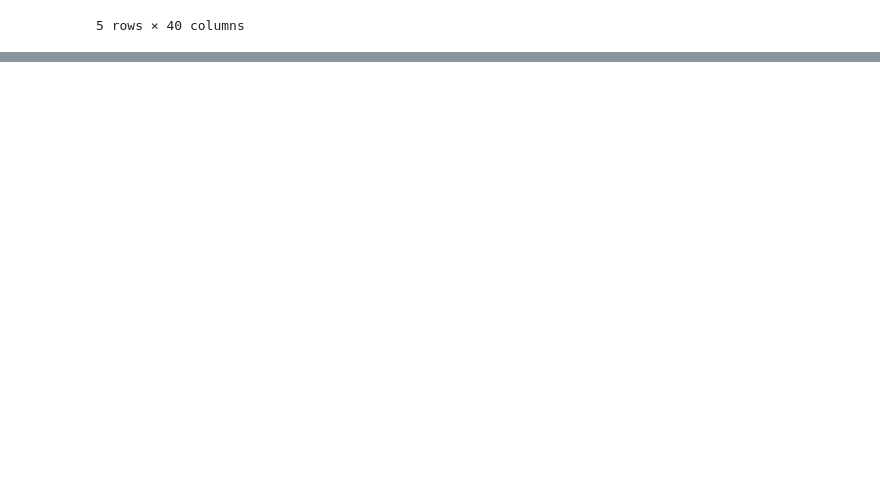
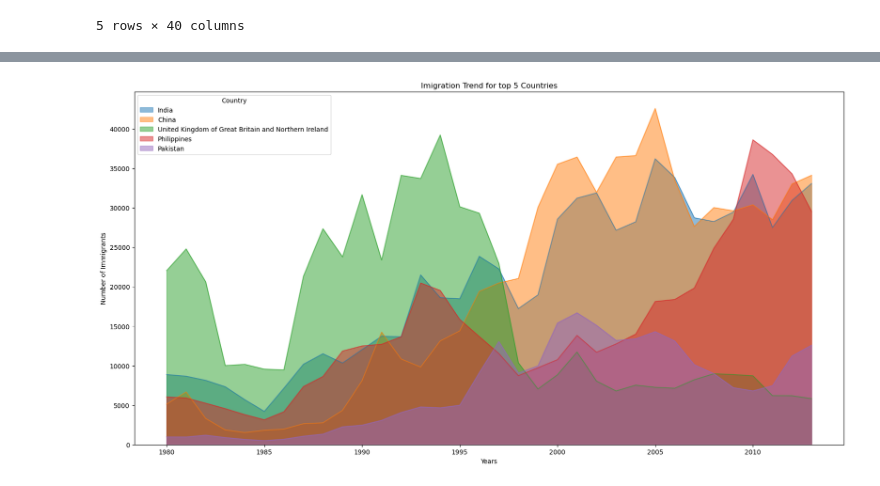
Before and after one commit to rodolphojung/Data-Science-and-Analytics, a Jupyter notebook: analysis-of-immigration-to-canada-from-1980-to-2013.ipynb, the cells around one changed output, grey strips where cells are left out. Saved outputs shown, nothing was run; the diff lists cells and outputs as text; code cells hidden in the pictures; blank space fills up the shorter version.

```diff
--- a/analysis-of-immigration-to-canada-from-1980-to-2013.ipynb
+++ b/analysis-of-immigration-to-canada-from-1980-to-2013.ipynb
@@ -56,0 +85,3 @@ df.head()
+# %%
+df["Total"] = df.sum(axis = 1)
+df
@@ -56,0 +123,4 @@ df.head()
+# %%
+df.columns = list(map(str, df.columns))
+years = list(map(str, range(1980,2014)))
+years
@@ -56,0 +165,5 @@ df.head()
+# %%
+df.sort_values(["Total"], ascending = False, axis = 0, inplace = True)
+df_top5 = df.head()
+
+df_top5
@@ -56,0 +179,3 @@ df.head()
+# %%
+df_top5 = df_top5[years].transpose()
+df_top5
@@ -56,0 +200,12 @@ df.head()
+# %%
+df_top5.index = df_top5.index.map(int)
+
+ax = df_top5.plot(kind = "area", stacked = False, figsize = (20,10))
+
+ax.set_title ("Imigration Trend for top 5 Countries")
+ax.set_xlabel("Years")
+ax.set_ylabel("Number of Immigrants")
+
+plt.show()
+# %% [output]
+[figure, added]
```
Also changed, not shown: parts of 15 cells of this notebook.
